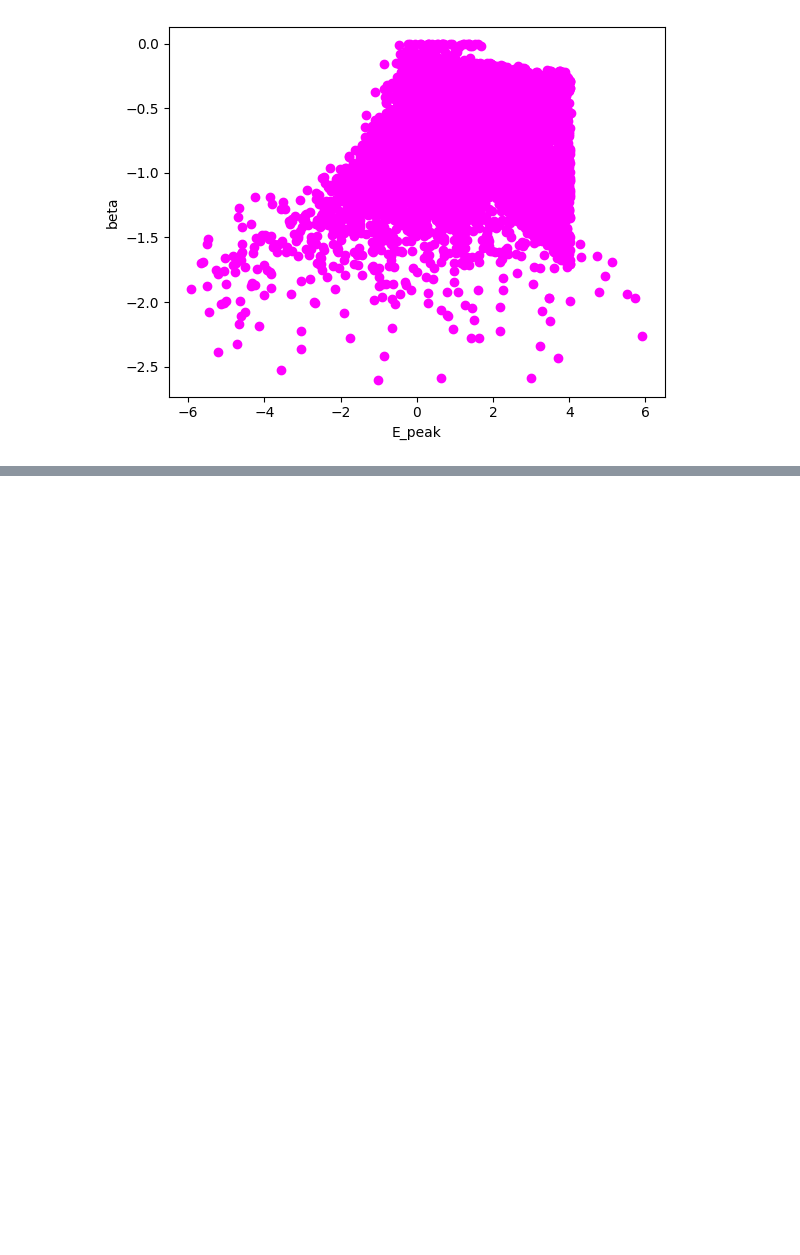
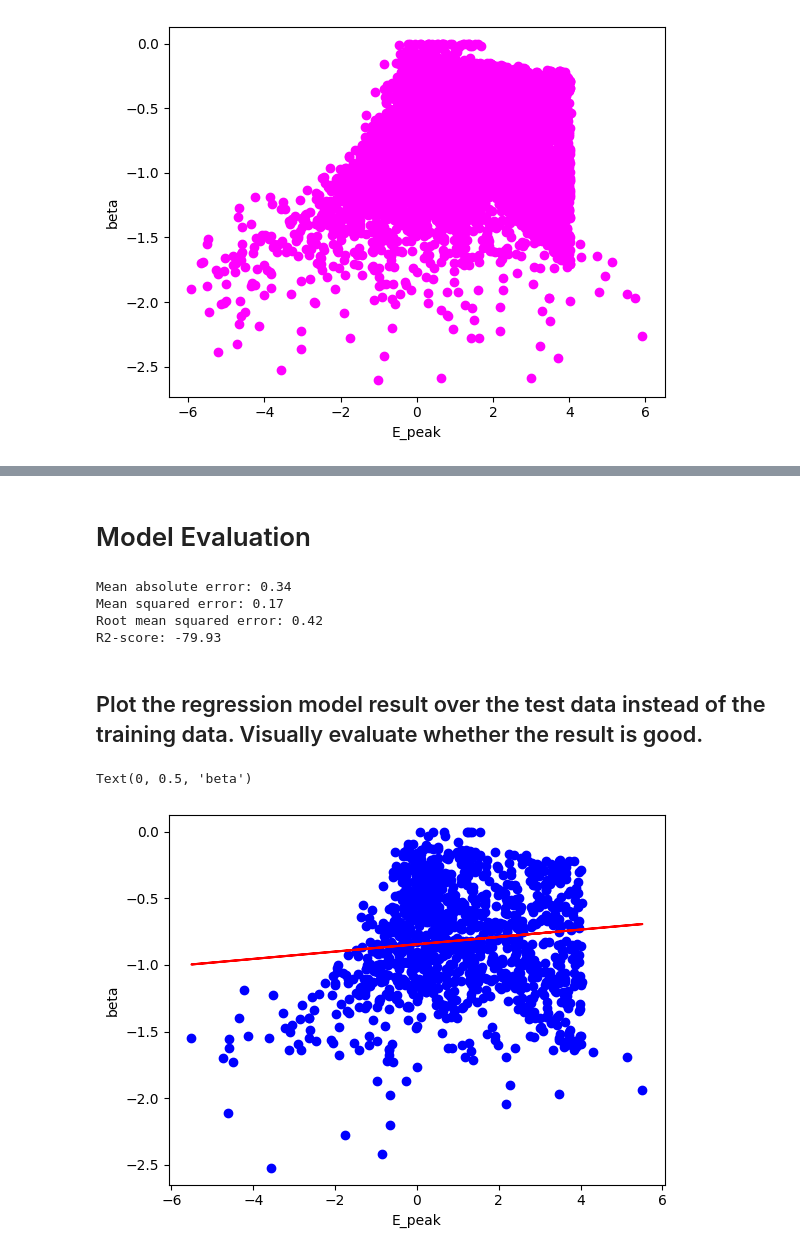
Before and after one commit to martacanirome4/DarkMatter_ML_TFG, a Jupyter notebook: src/Simple-Linear-Regression.ipynb, the cells around one changed output, grey strips where cells are left out. Drawn from its saved outputs; the diff is of its cells as text; code cells hidden in the pictures; blank space fills up the shorter version.

```diff
--- a/src/Simple-Linear-Regression.ipynb
+++ b/src/Simple-Linear-Regression.ipynb
@@ -70,0 +126,27 @@ plt.show()
+# %% [markdown]
+# Model Evaluation
+# %%
+from sklearn.metrics import mean_absolute_error, mean_squared_error, root_mean_squared_error, r2_score
+
+# Use the predict method to make test predictions
+y_test_ = regressor.predict( X_test.reshape(-1,1))
+
+print("Mean absolute error: %.2f" % mean_absolute_error(y_test_, y_test))
+print("Mean squared error: %.2f" % mean_squared_error(y_test_, y_test))
+print("Root mean squared error: %.2f" % root_mean_squared_error(y_test_, y_test))
+print("R2-score: %.2f" % r2_score( y_test_, y_test) )
+# %% [output]
+Mean absolute error: 0.34
+Mean squared error: 0.17
+Root mean squared error: 0.42
+R2-score: -79.93
+# %% [markdown]
+## Plot the regression model result over the test data instead of the training data. Visually evaluate whether the result is good.
+# %%
+plt.scatter(X_test, y_test,  color='blue')
+plt.plot(X_test, regressor.coef_ * X_test + regressor.intercept_, '-r')
+plt.xlabel("E_peak")
+plt.ylabel("beta")
+# %% [output]
+Text(0, 0.5, 'beta')
+[figure, added]
```
Also changed, not shown: parts of 10 cells of this notebook.
